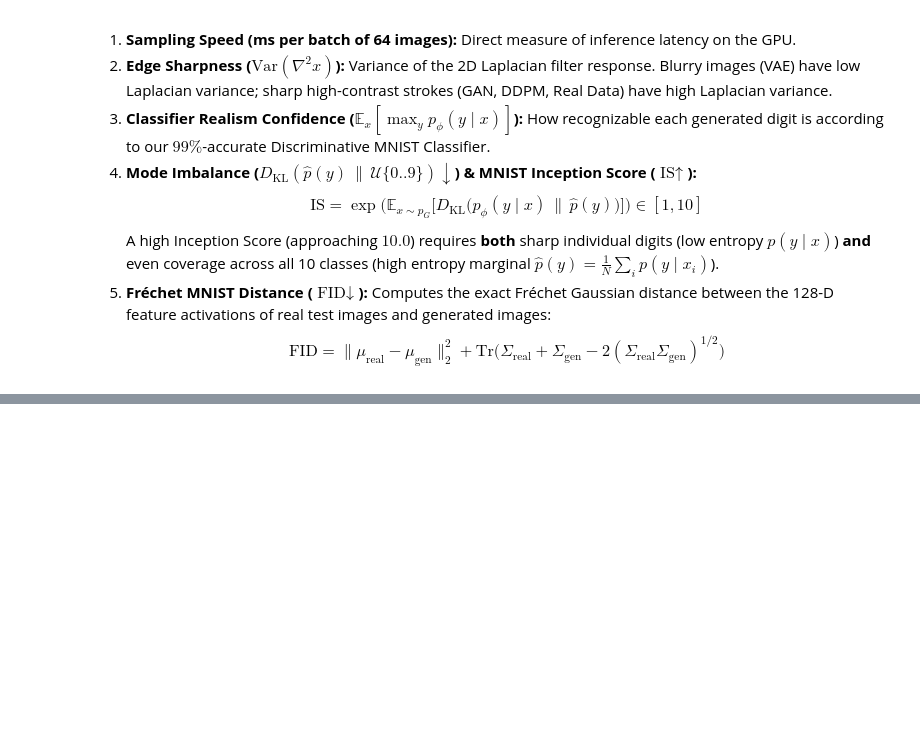
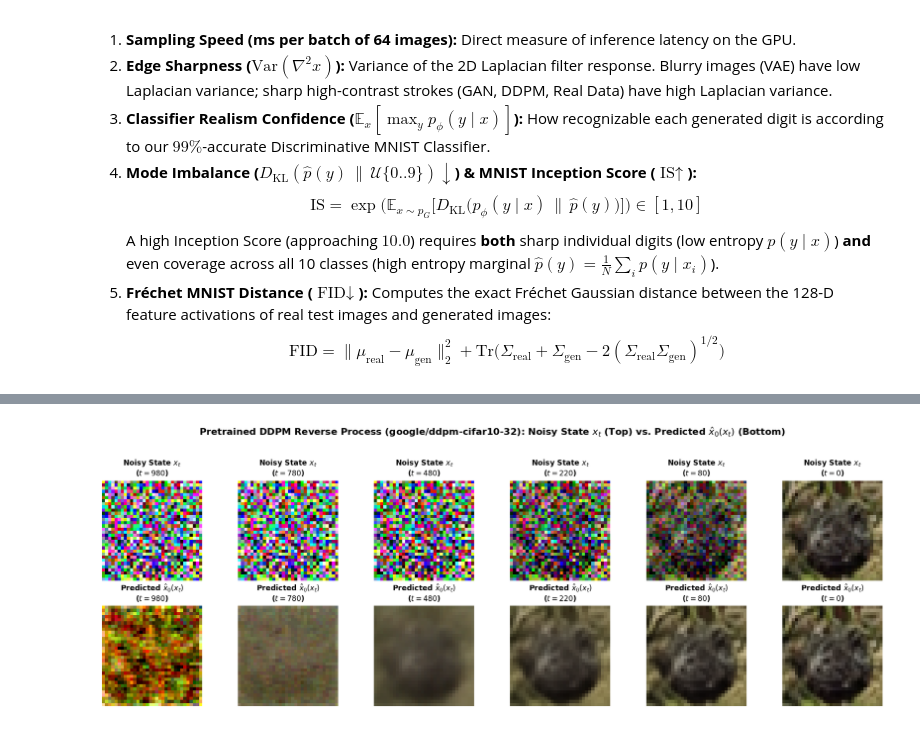
Before and after one commit to ChiVan222/AI_Seminar_Diffusion, a Jupyter notebook: experiments/task1_generative_paradigms_comparison.ipynb, the cells around one changed output, grey strips where cells are left out. Saved outputs shown, nothing was run; the diff lists cells and outputs as text; code cells hidden in the pictures; blank space fills up the shorter version.

```diff
--- a/experiments/task1_generative_paradigms_comparison.ipynb
+++ b/experiments/task1_generative_paradigms_comparison.ipynb
@@ -946,8 +1036,9 @@ def compute_laplacian_sharpness(imgs):
 def compute_fid(feat_real, feat_gen):
     mu1, sigma1 = feat_real.mean(axis=0), np.cov(feat_real, rowvar=False)
     mu2, sigma2 = feat_gen.mean(axis=0), np.cov(feat_gen, rowvar=False)
+    eps = 1e-6 * np.eye(sigma1.shape[0])
     diff = np.sum((mu1 - mu2) ** 2)
-    covmean, _ = sqrtm(sigma1.dot(sigma2), disp=False)
+    covmean = sqrtm((sigma1 + eps).dot(sigma2 + eps))
     if np.iscomplexobj(covmean):
         covmean = covmean.real
     return float(diff + np.trace(sigma1 + sigma2 - 2.0 * covmean))
@@ -1021,7 +1112,7 @@ for st in all_stats:
     st["fid"] = 0.0 if st is real_stats else compute_fid(real_feats, st["feats"])
 
 # Print formatted Markdown-ready scorecard table
-print(f"{'Model Paradigm':<28} | {'Latency (ms/64)':>15} | {'Sharpness (LapVar)':>18} | {'Cls Conf (%)':>12} | {'Inception (IS ↑)':>16} | {'Mode KL (↓)':>11} | {'MNIST-FID (↓)':>13}")
+print(f"{'Model Paradigm':<28} | {'Latency (ms/64)':>15} | {'Sharpness (LapVar)':>18} | {'Cls Conf (%)':>12} | {'Inception (IS ^)':>16} | {'Mode KL (v)':>11} | {'MNIST-FID (v)':>13}")
 print("-" * 126)
 for st in all_stats:
     lat_str = "N/A (Data)" if st is real_stats else f"{st['ms_per_64']:.1f} ms"
@@ -1084,0 +1303,34 @@ plt.show()
+# %%
+torch.manual_seed(123)
+xt_single = torch.randn(1, 3, 32, 32, device=device)
+ddim_sched.set_timesteps(50, device=device)
+
+cap_indices = [0, 10, 25, 38, 45, 49]
+noisy_list, x0_hat_list, t_vals = [], [], []
+
+with torch.no_grad():
+    for i, t in enumerate(ddim_sched.timesteps):
+        out = ddim_sched.step(ddpm_cifar.unet(xt_single, t).sample, t, xt_single)
+        if i in cap_indices:
+            t_vals.append(t.item())
+            noisy_list.append(((xt_single[0].permute(1, 2, 0).clamp(-1, 1) + 1) * 0.5).detach().cpu().numpy())
+            x0_hat_list.append(((out.pred_original_sample[0].permute(1, 2, 0).clamp(-1, 1) + 1) * 0.5).detach().cpu().numpy())
+        xt_single = out.prev_sample
+
+fig, axes = plt.subplots(2, 6, figsize=(14, 4.8))
+for col in range(6):
+    t_v = t_vals[col]
+    axes[0, col].imshow(noisy_list[col])
+    axes[0, col].set_title(f"Noisy State $x_t$\n($t = {t_v}$)", fontsize=9, fontweight="bold")
+    axes[0, col].axis("off")
+
+    axes[1, col].imshow(x0_hat_list[col])
+    axes[1, col].set_title(f"Predicted $\\hat{{x}}_0(x_t)$\n($t = {t_v}$)", fontsize=9, fontweight="bold")
+    axes[1, col].axis("off")
+
+plt.suptitle("Pretrained DDPM Reverse Process (google/ddpm-cifar10-32): Noisy State $x_t$ (Top) vs. Predicted $\\hat{x}_0(x_t)$ (Bottom)", fontsize=11.5, fontweight="bold", y=1.02)
+plt.tight_layout()
+plt.savefig(os.path.join(FIG_DIR, "task4_pretrained_ddpm_reverse_trajectory.png"), bbox_inches="tight")
+plt.show()
+# %% [output]
+[figure, added]
```
Also changed, not shown: parts of 20 cells of this notebook, 12 other files.
